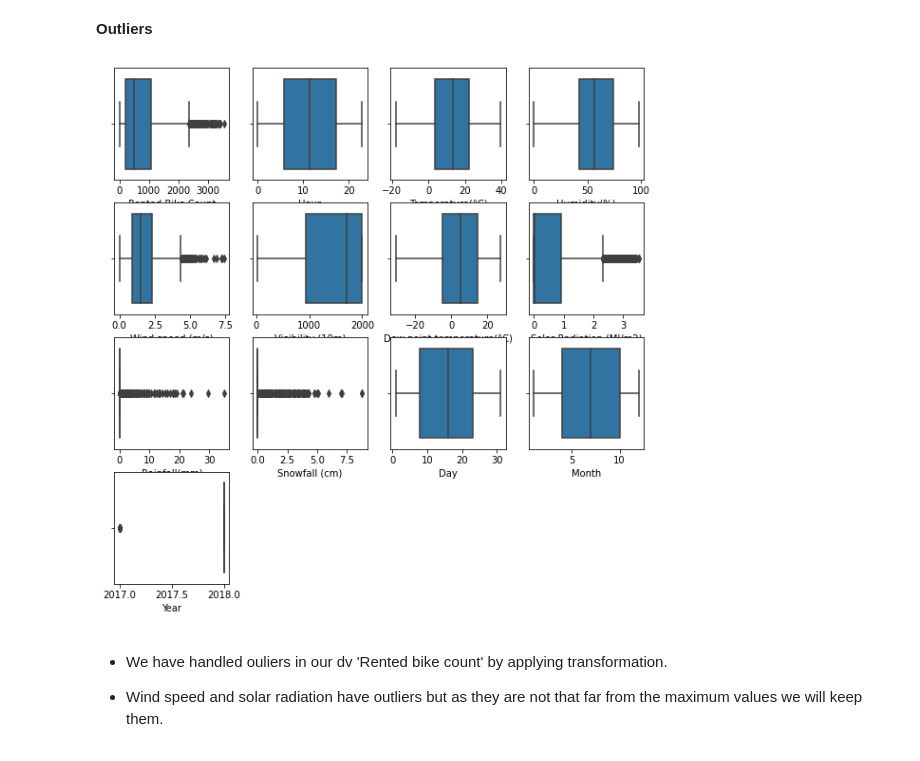
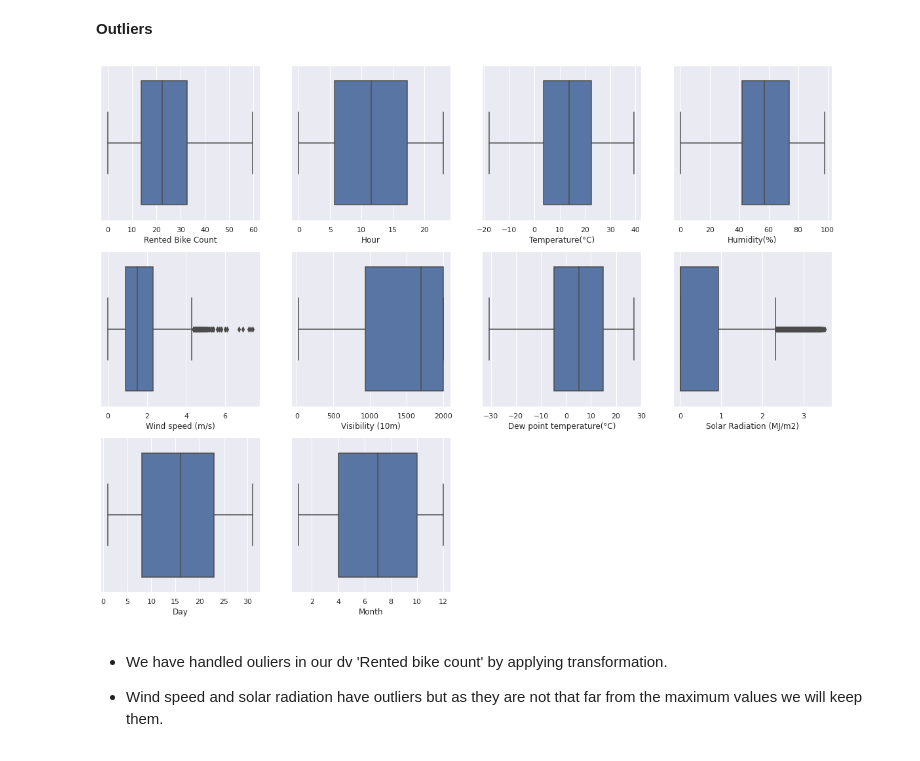
Before and after one commit to rahool010/Bike-Sharing-Demand-Prediction, a Jupyter notebook: Bike_Sharing_Demand_Prediction_Capstone_Project.ipynb, the cells around one changed output. Saved outputs shown, nothing was run; the diff lists cells and outputs as text; code cells hidden in the pictures.

```diff
--- a/Bike_Sharing_Demand_Prediction_Capstone_Project.ipynb
+++ b/Bike_Sharing_Demand_Prediction_Capstone_Project.ipynb
@@ -143,6 +143,7 @@ Name: Rented Bike Count, dtype: float64
 It looks like their might be some outliers in our variable if we observe the min, max, 25% and 75% values.
 # %%
 # checking the outliers using boxplot
+sns.set_theme(style='darkgrid')
 sns.boxplot(seoul_df['Rented Bike Count'])
 plt.xlabel('Rented bike count variable')
 plt.ylabel('Count')
@@ -178,6 +179,6 @@ Kurtosis: 0.853387
 # %% [markdown]
 Our dependant variable is positively skewed having value 1.153 and has peakedness of 0.853. Let's take square root of our dv and draw the plot. It will give us more clarification about data and we can visualize in a better way
 # %%
-# # square root transformation - much better transformation reduces skewness
-# seoul_df['Rented Bike Count'] = np.sqrt(seoul_df['Rented Bike Count'])
+# square root transformation - much better transformation reduces skewness
+seoul_df['Rented Bike Count'] = np.sqrt(seoul_df['Rented Bike Count'])
 # %%
@@ -448,12 +471,12 @@ We dont have any missing values in our dataset. We can proceed further.
 **Outliers**
 # %%
 # looking for outliers using box plot
-plt.figure(figsize=(10,10))
-for index,item in enumerate([i for i in seoul_df_copy.describe().columns]):
+plt.figure(figsize=(20,20))
+for index,item in enumerate([i for i in seoul_df_copy.describe().columns.to_list() if i not in ['Rainfall(mm)','Snowfall (cm)','Holiday','Year']]):
   plt.subplot(4,4,index+1)
   sns.boxplot(seoul_df_copy[item])
 # %% [output]
-[figure, old version]
+[figure, new version]
 # %% [markdown]
 * We have handled ouliers in our dv 'Rented bike count' by applying transformation.
 
```
Also changed, not shown: parts of 117 cells of this notebook.
